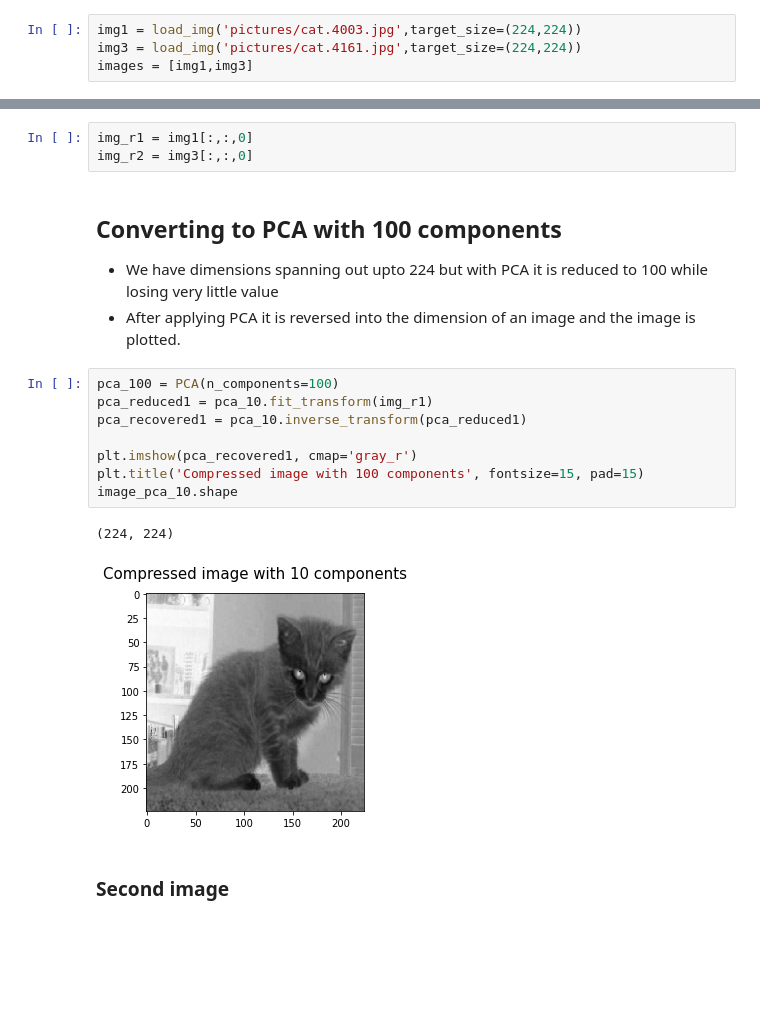
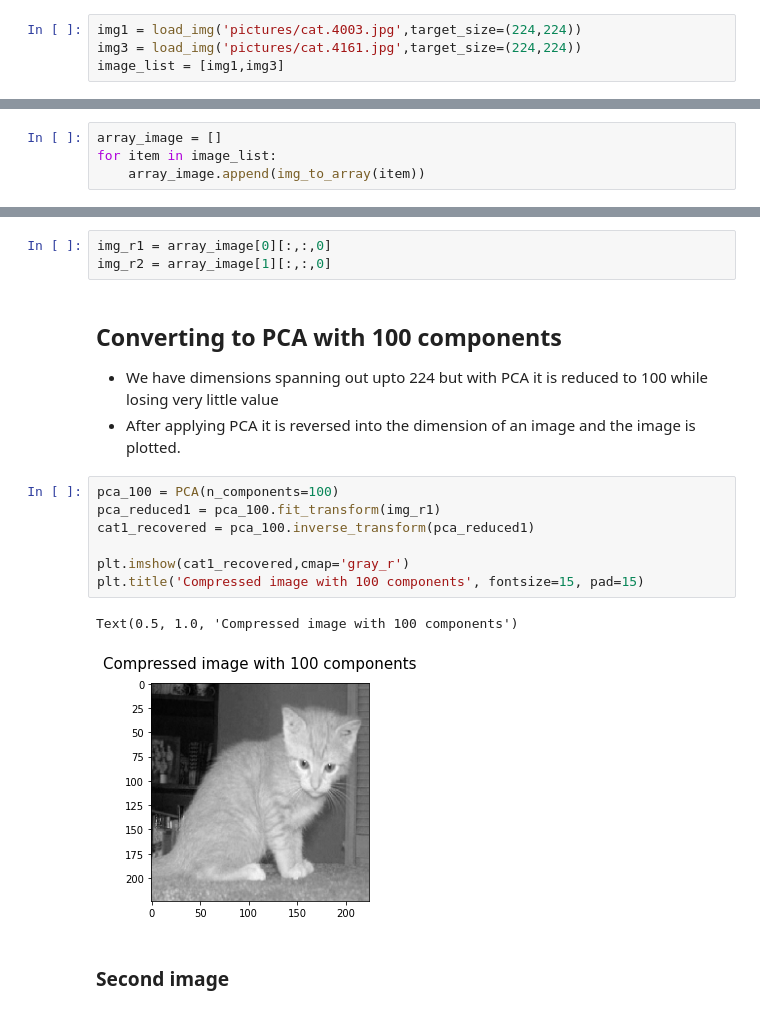
Before and after one commit to yugant10-commits/LF-Project-5, a Jupyter notebook: image_similarity.ipynb, the cells around one changed output, grey strips where cells are left out. Cells and saved outputs as stored; diff of their text form; blank space fills up the shorter version.

Commit message:
fixing in image_similarity and functions.py

```diff
--- a/image_similarity.ipynb
+++ b/image_similarity.ipynb
@@ -25,7 +17,7 @@ To enable them in other operations, rebuild TensorFlow with the appropriate comp
 # %%
 img1 = load_img('pictures/cat.4003.jpg',target_size=(224,224))
 img3 = load_img('pictures/cat.4161.jpg',target_size=(224,224))
-images = [img1,img3]
+image_list = [img1,img3]
 # %% [markdown]
 # Applying functions
 # %% [markdown]
@@ -36,3 +26,7 @@ image_in_array = image_to_array(images)
+# %%
+array_image = []
+for item in image_list:
+    array_image.append(img_to_array(item))
 # %% [markdown]
 ## Processing images
 Input processing is done by the models input processor.
@@ -70,23 +67,22 @@ from sklearn.decomposition import PCA
 ## Converting images to shape that is applicable for PCA
 -The color dimension of the image is removed as it is assumed that color is not of importance as shape.
 # %%
-img_r1 = img1[:,:,0]
-img_r2 = img3[:,:,0]
+img_r1 = array_image[0][:,:,0]
+img_r2 = array_image[1][:,:,0]
 # %% [markdown]
 ## Converting to PCA with 100 components
 - We have dimensions spanning out upto 224 but with PCA it is reduced to 100 while losing very little value
 - After applying PCA it is reversed into the dimension of an image and the image is plotted.
 # %%
 pca_100 = PCA(n_components=100)
-pca_reduced1 = pca_10.fit_transform(img_r1)
-pca_recovered1 = pca_10.inverse_transform(pca_reduced1)
+pca_reduced1 = pca_100.fit_transform(img_r1)
+cat1_recovered = pca_100.inverse_transform(pca_reduced1)
 
-plt.imshow(pca_recovered1, cmap='gray_r')
+plt.imshow(cat1_recovered,cmap='gray_r')
 plt.title('Compressed image with 100 components', fontsize=15, pad=15)
-image_pca_10.shape
 # %% [output]
-(224, 224)
+Text(0.5, 1.0, 'Compressed image with 100 components')
-[figure, old version]
+[figure, new version]
 # %% [markdown]
 ### Second  image
 # %%
```
Also changed, not shown: parts of 8 cells of this notebook, 1 other file.
